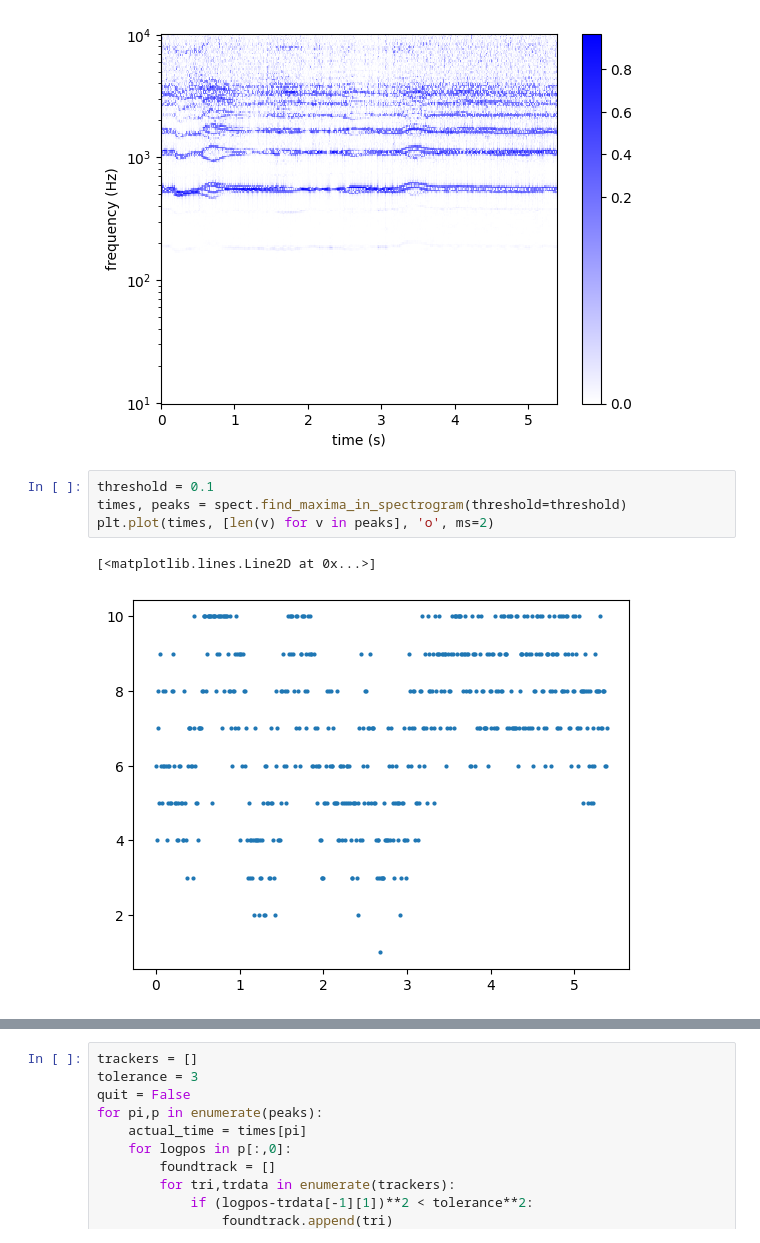
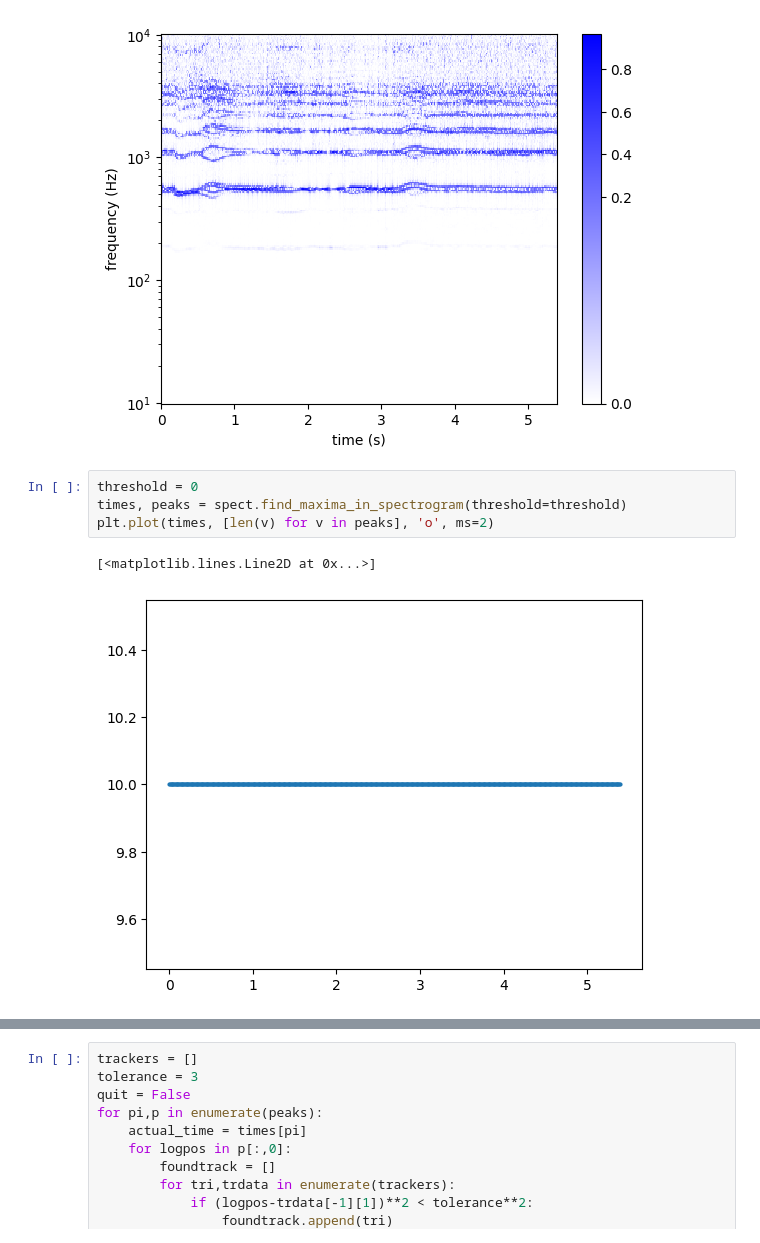
Before and after one commit to ajakovac/Mikrofonok, a Jupyter notebook: analysis.ipynb, the cells around one changed output, grey strips where cells are left out. Saved outputs shown, nothing was run; the diff lists cells and outputs as text.

```diff
--- a/analysis.ipynb
+++ b/analysis.ipynb
@@ -90,12 +109,12 @@ plt.show()
 # %% [output]
 [figure]
 # %%
-threshold = 0.1
+threshold = 0
 times, peaks = spect.find_maxima_in_spectrogram(threshold=threshold)
 plt.plot(times, [len(v) for v in peaks], 'o', ms=2)
 # %% [output]
 [<matplotlib.lines.Line2D at 0x...>]
-[figure, old version]
+[figure, new version]
 # %%
 t = 0.3
 n = spect.time_to_index(1/spect.timestep, t)
```
Also changed, not shown: parts of 19 cells of this notebook.
